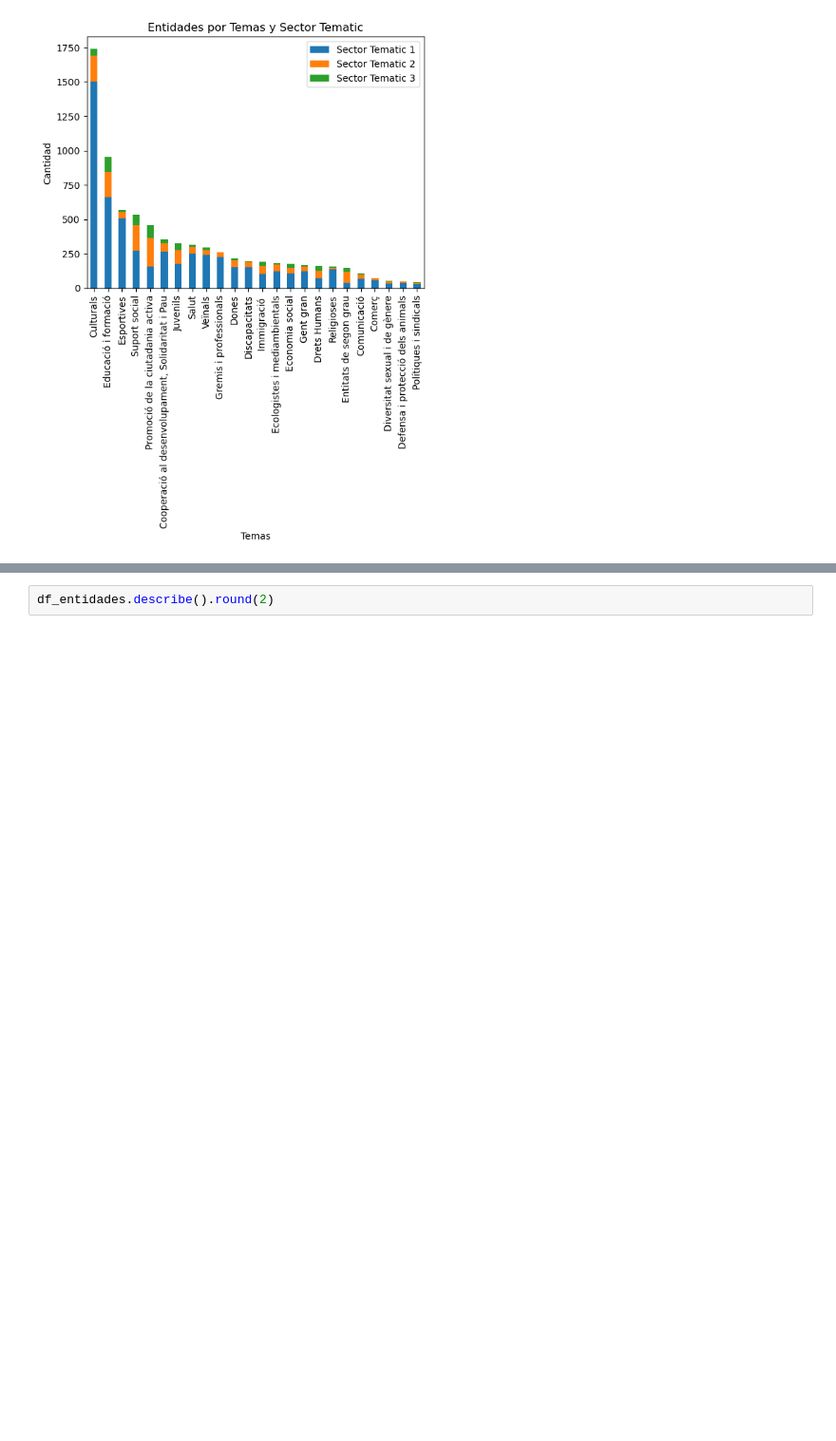
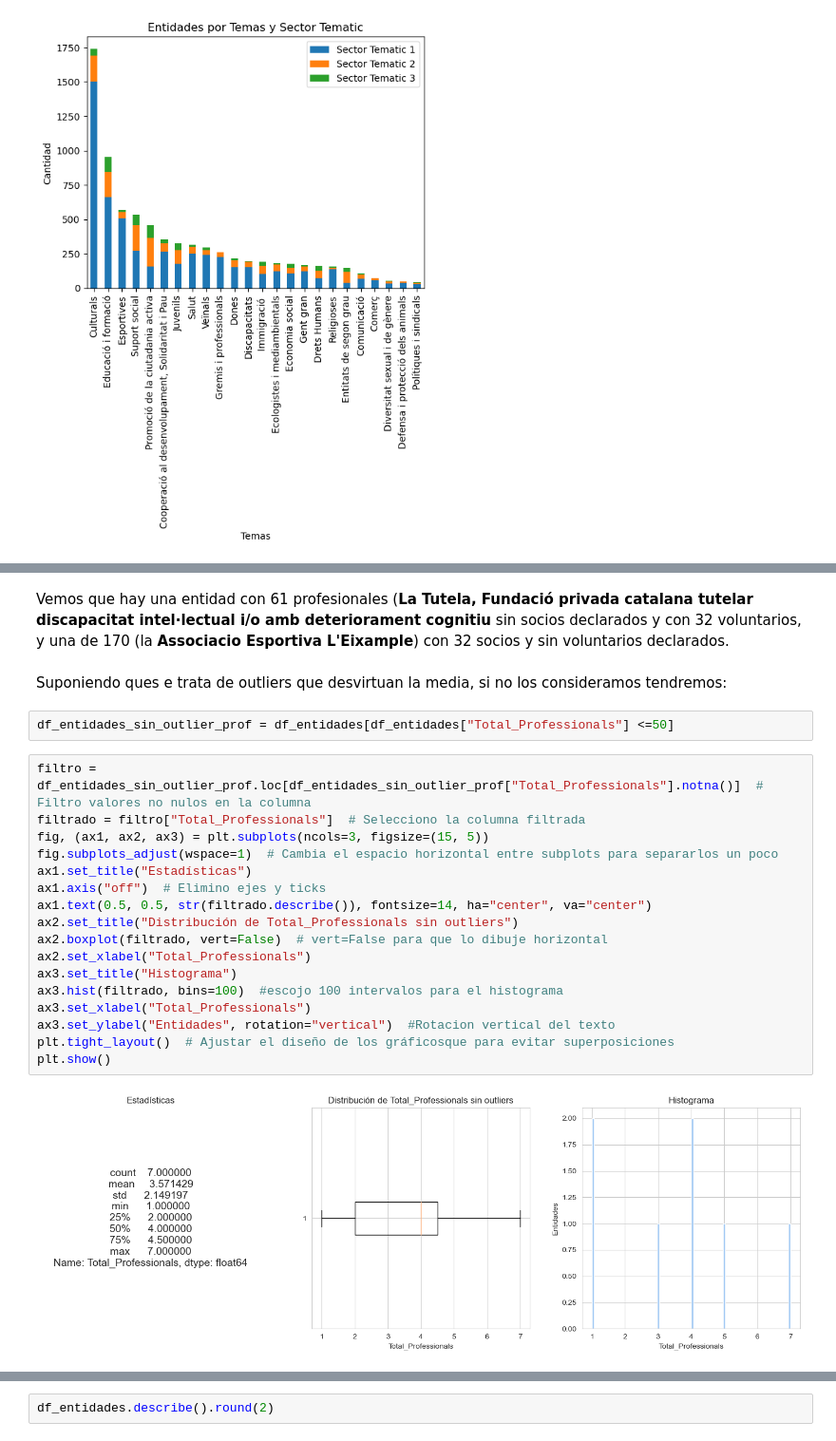
Before and after one commit to alpidegit/Sprint11-estructures_Dataframe, a Jupyter notebook: Projecte Final.ipynb, the cells around one changed output, grey strips where cells are left out. Shown at 95% size. Cells and saved outputs as stored; diff of their text form; blank space fills up the shorter version.

```diff
--- a/Projecte Final.ipynb
+++ b/Projecte Final.ipynb
@@ -601,0 +684,25 @@ df_entidades.loc[df_entidades["Total_Socis"] ]
+# %% [markdown]
+Vemos que hay una entidad con 61 profesionales (**La Tutela, Fundació privada catalana tutelar discapacitat intel·lectual i/o amb deteriorament cognitiu** sin socios declarados y con 32 voluntarios, y una de 170 (la **Associacio Esportiva L'Eixample**) con 32 socios y sin voluntarios declarados.
+# %% [markdown]
+Suponiendo ques e trata de outliers que desvirtuan la media, si no los consideramos tendremos:
+# %%
+df_entidades_sin_outlier_prof = df_entidades[df_entidades["Total_Professionals"] <=50]
+# %%
+filtro = df_entidades_sin_outlier_prof.loc[df_entidades_sin_outlier_prof["Total_Professionals"].notna()]  # Filtro valores no nulos en la columna
+filtrado = filtro["Total_Professionals"]  # Selecciono la columna filtrada
+fig, (ax1, ax2, ax3) = plt.subplots(ncols=3, figsize=(15, 5))
+fig.subplots_adjust(wspace=1)  # Cambia el espacio horizontal entre subplots para separarlos un poco
+ax1.set_title("Estadísticas")
+ax1.axis("off")  # Elimino ejes y ticks
+ax1.text(0.5, 0.5, str(filtrado.describe()), fontsize=14, ha="center", va="center")
+ax2.set_title("Distribución de Total_Professionals sin outliers")
+ax2.boxplot(filtrado, vert=False)  # vert=False para que lo dibuje horizontal
+ax2.set_xlabel("Total_Professionals")
+ax3.set_title("Histograma")
+ax3.hist(filtrado, bins=100)  #escojo 100 intervalos para el histograma
+ax3.set_xlabel("Total_Professionals")
+ax3.set_ylabel("Entidades", rotation="vertical")  #Rotacion vertical del texto
+plt.tight_layout()  # Ajustar el diseño de los gráficosque para evitar superposiciones
+plt.show()
+# %% [output]
+[figure, added]
```
Also changed, not shown: parts of 34 cells of this notebook.
